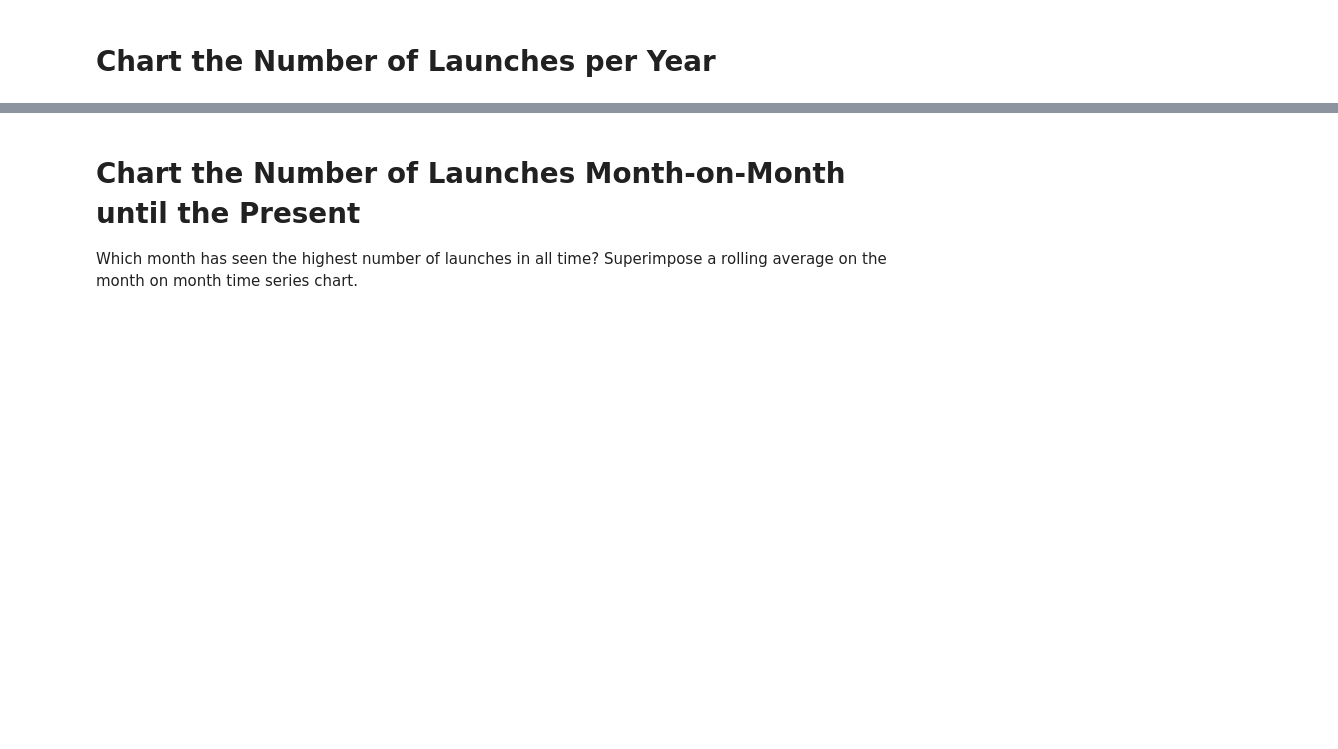
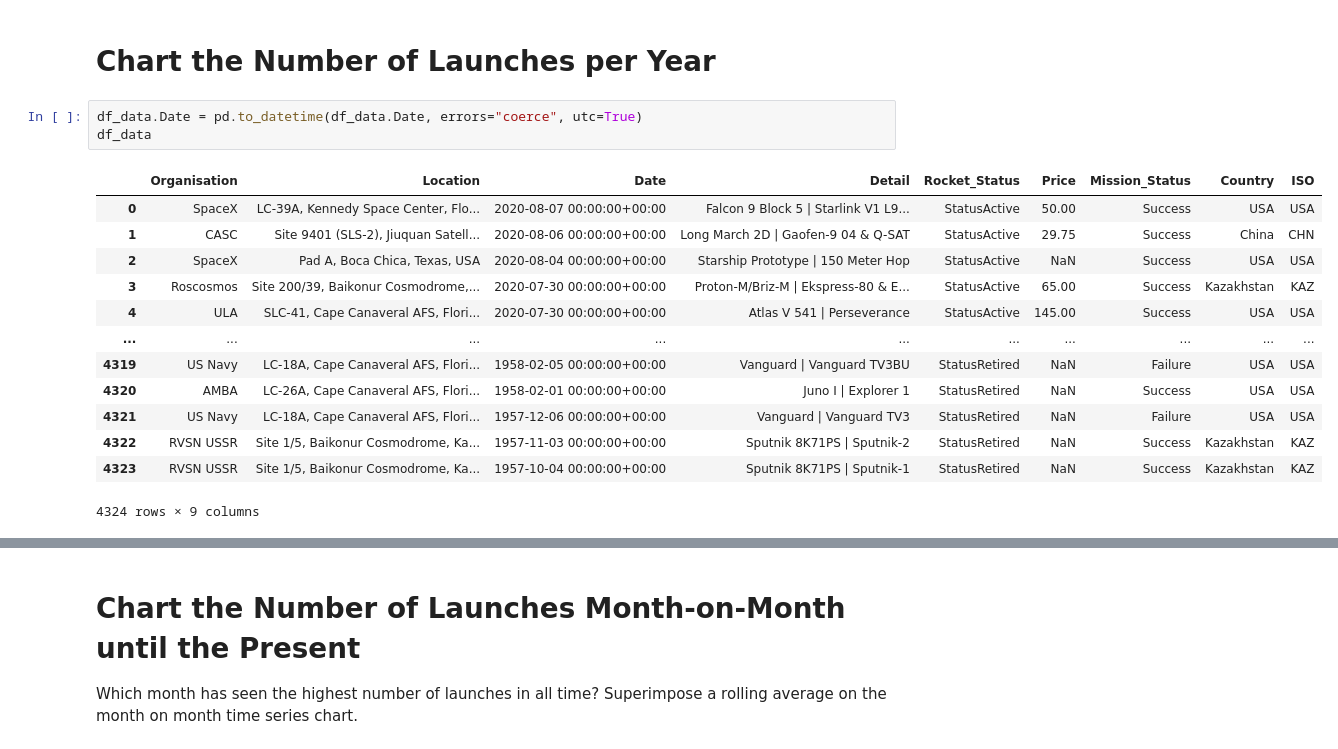
Before and after one commit to chgwyellow/Analyse---Visualise-the-Space-Race, a Jupyter notebook: Space_Missions_Analysis.ipynb, the cells around one changed output, grey strips where cells are left out. Drawn from its saved outputs; the diff is of its cells as text; blank space fills up the shorter version.

```diff
--- a/Space_Missions_Analysis.ipynb
+++ b/Space_Missions_Analysis.ipynb
@@ -364,3 +364,20 @@ fig.update_layout(
 fig.show()
 # %% [markdown]
 # Chart the Number of Launches per Year
+# %%
+df_data.Date = pd.to_datetime(df_data.Date, errors="coerce", utc=True)
+df_data
+# %% [output]
+|  | Organisation | Location | Date | Detail | Rocket_Status | Price | Mission_Status | Country | ISO |
+| 0 | SpaceX | LC-39A, Kennedy Space Center, Flo... | 2020-08-07 00:00:00+00:00 | Falcon 9 Block 5 | Starlink V1 L9... | StatusActive | 50.00 | Success | USA | USA |
+| 1 | CASC | Site 9401 (SLS-2), Jiuquan Satell... | 2020-08-06 00:00:00+00:00 | Long March 2D | Gaofen-9 04 & Q-SAT | StatusActive | 29.75 | Success | China | CHN |
+| 2 | SpaceX | Pad A, Boca Chica, Texas, USA | 2020-08-04 00:00:00+00:00 | Starship Prototype | 150 Meter Hop | StatusActive | NaN | Success | USA | USA |
+| 3 | Roscosmos | Site 200/39, Baikonur Cosmodrome,... | 2020-07-30 00:00:00+00:00 | Proton-M/Briz-M | Ekspress-80 & E... | StatusActive | 65.00 | Success | Kazakhstan | KAZ |
+| 4 | ULA | SLC-41, Cape Canaveral AFS, Flori... | 2020-07-30 00:00:00+00:00 | Atlas V 541 | Perseverance | StatusActive | 145.00 | Success | USA | USA |
+| ... | ... | ... | ... | ... | ... | ... | ... | ... | ... |
+| 4319 | US Navy | LC-18A, Cape Canaveral AFS, Flori... | 1958-02-05 00:00:00+00:00 | Vanguard | Vanguard TV3BU | StatusRetired | NaN | Failure | USA | USA |
+| 4320 | AMBA | LC-26A, Cape Canaveral AFS, Flori... | 1958-02-01 00:00:00+00:00 | Juno I | Explorer 1 | StatusRetired | NaN | Success | USA | USA |
+| 4321 | US Navy | LC-18A, Cape Canaveral AFS, Flori... | 1957-12-06 00:00:00+00:00 | Vanguard | Vanguard TV3 | StatusRetired | NaN | Failure | USA | USA |
+| 4322 | RVSN USSR | Site 1/5, Baikonur Cosmodrome, Ka... | 1957-11-03 00:00:00+00:00 | Sputnik 8K71PS | Sputnik-2 | StatusRetired | NaN | Success | Kazakhstan | KAZ |
+| 4323 | RVSN USSR | Site 1/5, Baikonur Cosmodrome, Ka... | 1957-10-04 00:00:00+00:00 | Sputnik 8K71PS | Sputnik-1 | StatusRetired | NaN | Success | Kazakhstan | KAZ |
+4324 rows × 9 columns
```
Also changed, not shown: parts of 1 cell of this notebook.
